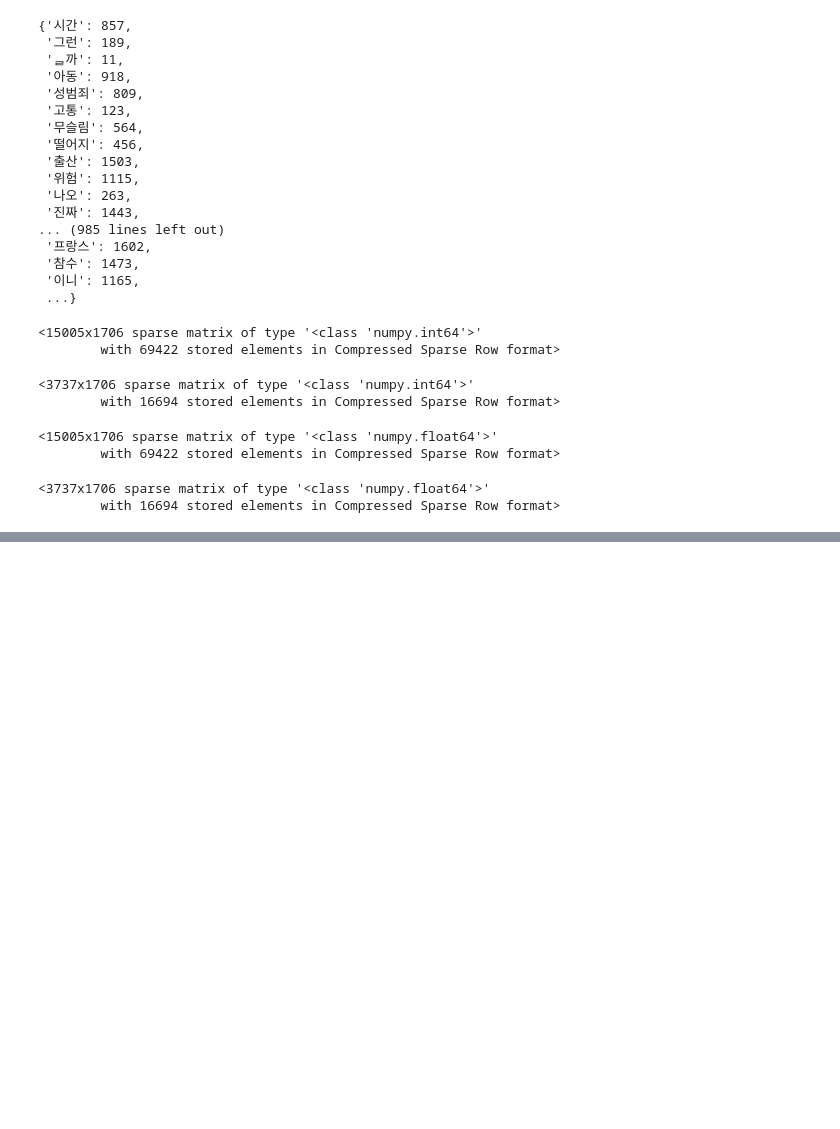
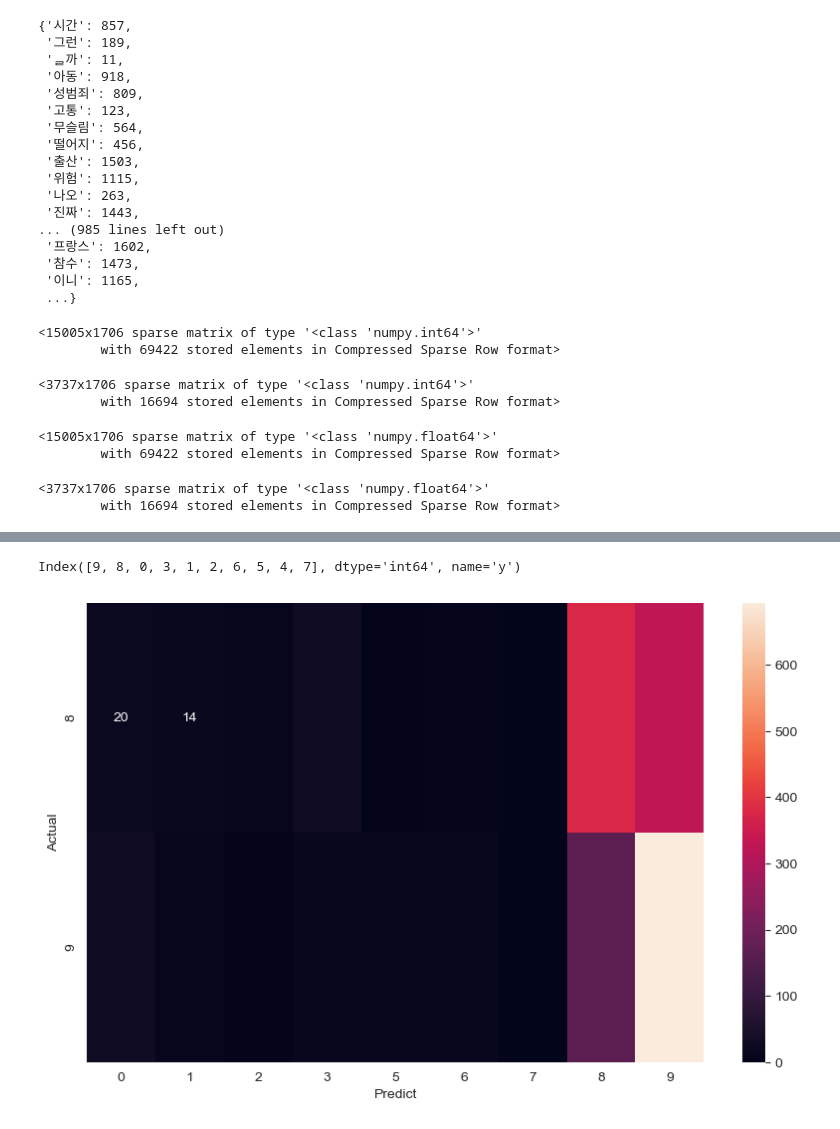
Before and after one commit to pa3757/aischoolpython, a Jupyter notebook: machineLearning/textmining.ipynb, the cells around one changed output, grey strips where cells are left out. Saved outputs shown, nothing was run; the diff lists cells and outputs as text; code cells hidden in the pictures; blank space fills up the shorter version.

```diff
--- a/machineLearning/textmining.ipynb
+++ b/machineLearning/textmining.ipynb
@@ -868,0 +1045,14 @@ X_test_embedding = unsmile_transform_model.encode(kiwi_token_test)
+# %%
+test['y'].value_counts().index
+# %% [output]
+Index([9, 8, 0, 3, 1, 2, 6, 5, 4, 7], dtype='int64', name='y')
+# %%
+# 8,9 라벨만 추출
+test_89 = test[test['y'].isin([8,9])]
+# %%
+# 시각화
+plt.figure(figsize=(10,6))
+sns.heatmap(pd.crosstab(test_89['y'], y_pre[test_89.index], rownames=['Actual'], colnames=['Predict']), annot=True, fmt='d')
+plt.show()
+# %% [output]
+[figure, added]
```
Also changed, not shown: parts of 39 cells of this notebook, 13 other files.
